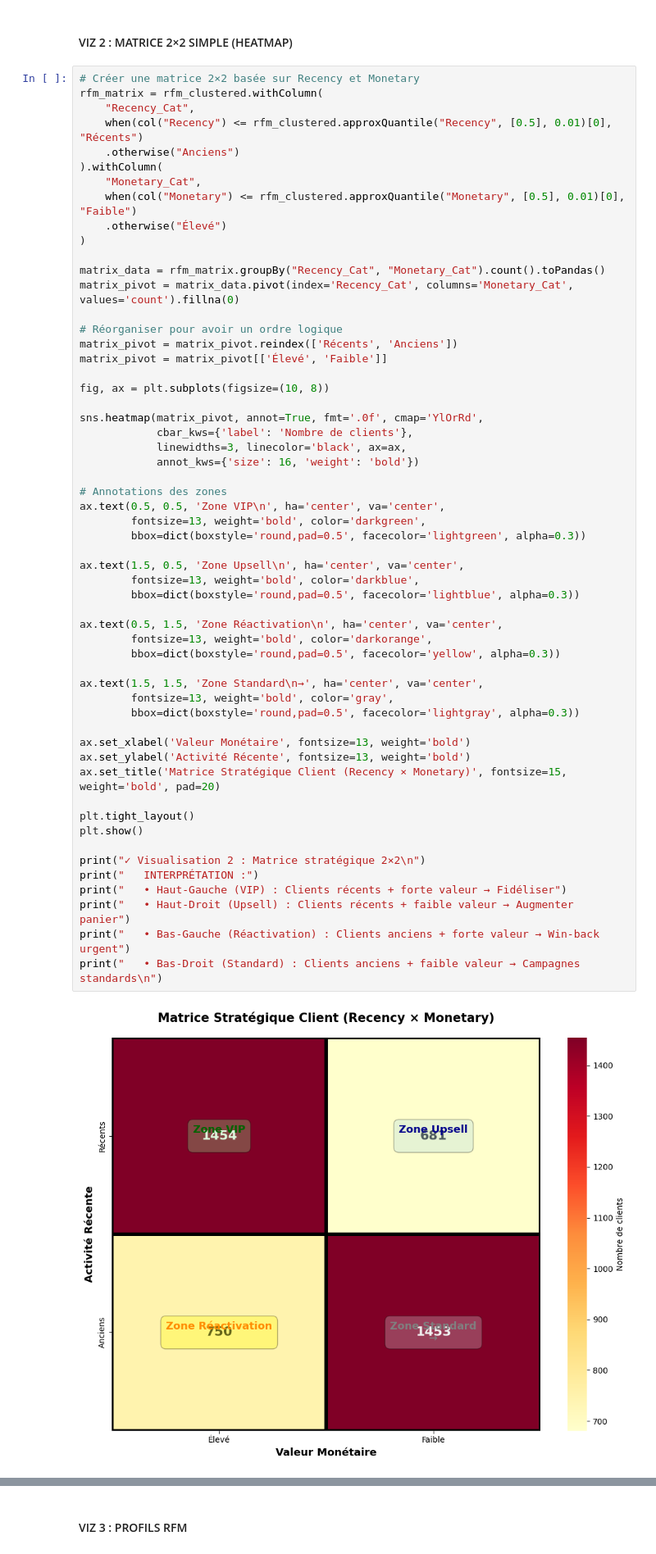
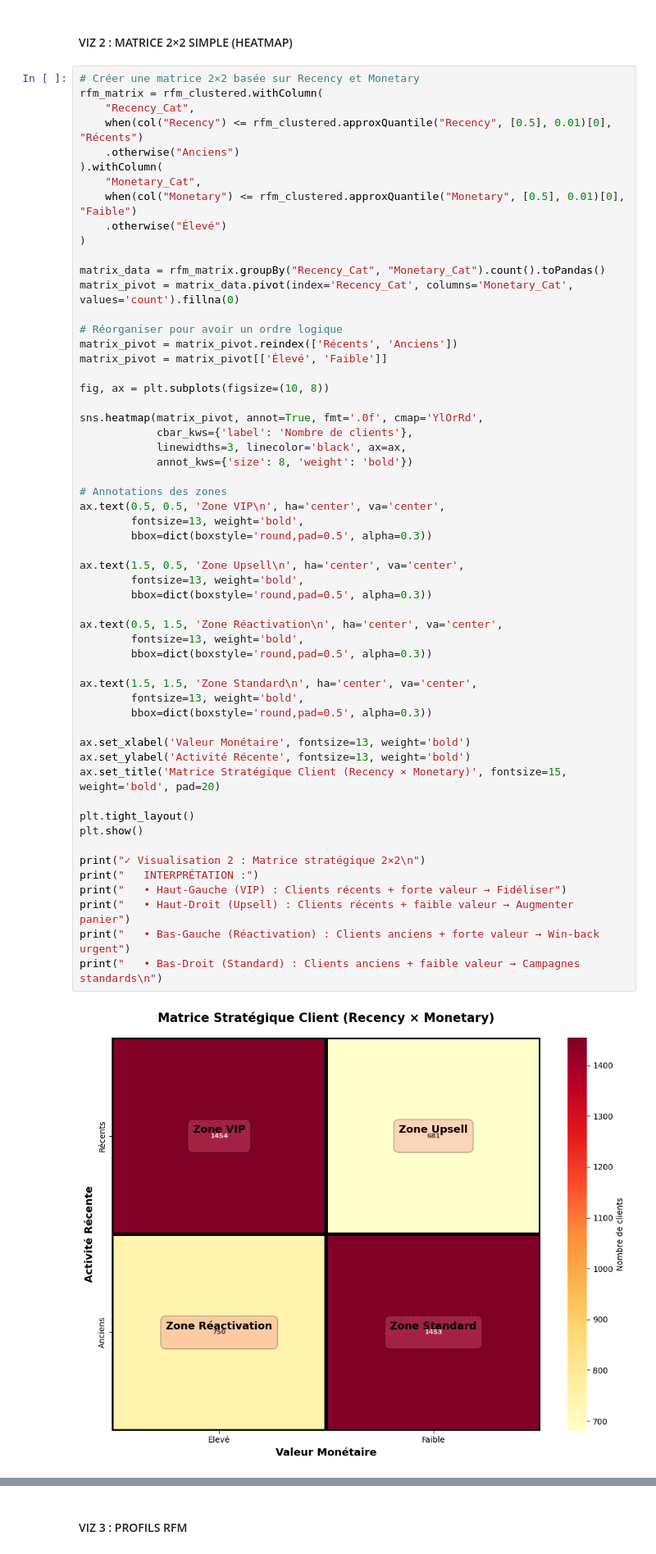
Before and after one commit to EdLac/spark-ecommerce, a Jupyter notebook: notebooks/ProjetFinal.ipynb, the cells around one changed output, grey strips where cells are left out. Shown at 82% size. Cells and saved outputs as stored; diff of their text form.

Commit message:
analyse graphs

```diff
--- a/notebooks/ProjetFinal.ipynb
+++ b/notebooks/ProjetFinal.ipynb
@@ -1907,44 +1915,44 @@ matrix_pivot = matrix_pivot.reindex(['Récents', 'Anciens'])
 matrix_pivot = matrix_pivot[['Élevé', 'Faible']]
 
 fig, ax = plt.subplots(figsize=(10, 8))
 
 sns.heatmap(matrix_pivot, annot=True, fmt='.0f', cmap='YlOrRd',
             cbar_kws={'label': 'Nombre de clients'},
             linewidths=3, linecolor='black', ax=ax,
-            annot_kws={'size': 16, 'weight': 'bold'})
+            annot_kws={'size': 8, 'weight': 'bold'})
 
 # Annotations des zones
 ax.text(0.5, 0.5, 'Zone VIP\n', ha='center', va='center',
-        fontsize=13, weight='bold', color='darkgreen',
-        bbox=dict(boxstyle='round,pad=0.5', facecolor='lightgreen', alpha=0.3))
+        fontsize=13, weight='bold',
+        bbox=dict(boxstyle='round,pad=0.5', alpha=0.3))
 
 ax.text(1.5, 0.5, 'Zone Upsell\n', ha='center', va='center',
-        fontsize=13, weight='bold', color='darkblue',
-        bbox=dict(boxstyle='round,pad=0.5', facecolor='lightblue', alpha=0.3))
+        fontsize=13, weight='bold',
+        bbox=dict(boxstyle='round,pad=0.5', alpha=0.3))
 
 ax.text(0.5, 1.5, 'Zone Réactivation\n', ha='center', va='center',
-        fontsize=13, weight='bold', color='darkorange',
-        bbox=dict(boxstyle='round,pad=0.5', facecolor='yellow', alpha=0.3))
+        fontsize=13, weight='bold',
+        bbox=dict(boxstyle='round,pad=0.5', alpha=0.3))
 
-ax.text(1.5, 1.5, 'Zone Standard\n→', ha='center', va='center',
-        fontsize=13, weight='bold', color='gray',
-        bbox=dict(boxstyle='round,pad=0.5', facecolor='lightgray', alpha=0.3))
+ax.text(1.5, 1.5, 'Zone Standard\n', ha='center', va='center',
+        fontsize=13, weight='bold',
+        bbox=dict(boxstyle='round,pad=0.5', alpha=0.3))
 
 ax.set_xlabel('Valeur Monétaire', fontsize=13, weight='bold')
 ax.set_ylabel('Activité Récente', fontsize=13, weight='bold')
 ax.set_title('Matrice Stratégique Client (Recency × Monetary)', fontsize=15, weight='bold', pad=20)
 
 plt.tight_layout()
 plt.show()
 
 print("✓ Visualisation 2 : Matrice stratégique 2×2\n")
 print("   INTERPRÉTATION :")
 print("   • Haut-Gauche (VIP) : Clients récents + forte valeur → Fidéliser")
 print("   • Haut-Droit (Upsell) : Clients récents + faible valeur → Augmenter panier")
 print("   • Bas-Gauche (Réactivation) : Clients anciens + forte valeur → Win-back urgent")
 print("   • Bas-Droit (Standard) : Clients anciens + faible valeur → Campagnes standards\n")
 # %% [output]
-[figure, old version]
+[figure, new version]
 ✓ Visualisation 2 : Matrice stratégique 2×2
 
    INTERPRÉTATION :
```
Also changed, not shown: parts of 22 cells of this notebook.
